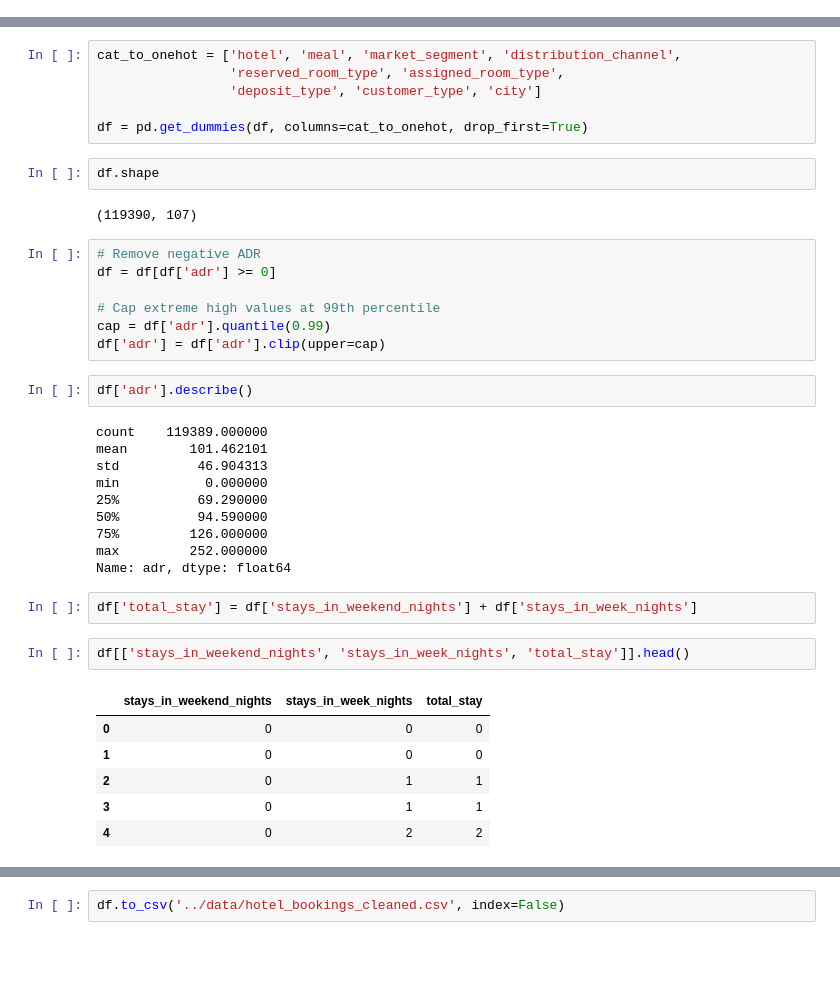
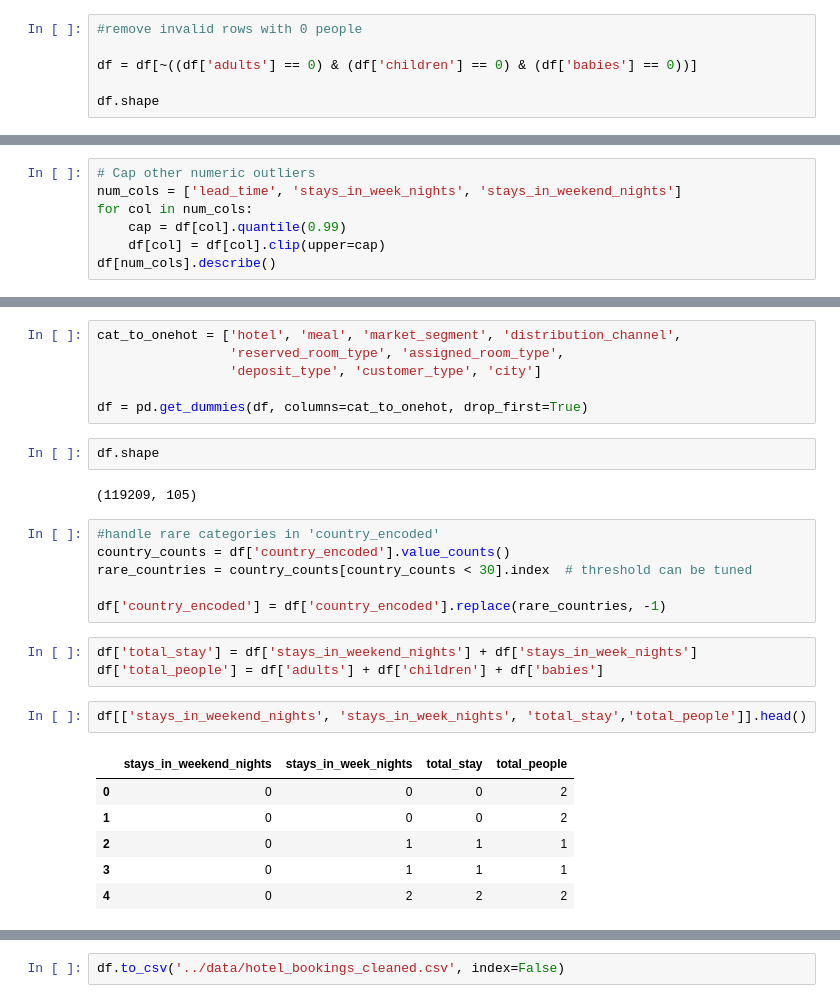
Before and after one commit to Seifmakled/hotelProject, a Jupyter notebook: notebook/main.ipynb, the cells around one changed output, grey strips where cells are left out. Saved outputs shown, nothing was run; the diff lists cells and outputs as text; blank space fills up the shorter version.

```diff
--- a/notebook/main.ipynb
+++ b/notebook/main.ipynb
@@ -111,3 +117,9 @@ df = df.drop_duplicates()
 df.shape
 # %% [output]
 (119390, 33)
+# %%
+#remove invalid rows with 0 people
+
+df = df[~((df['adults'] == 0) & (df['children'] == 0) & (df['babies'] == 0))]
+
+df.shape
@@ -125,0 +159,7 @@ Name: lead_time, dtype: float64
+# %%
+# Cap other numeric outliers
+num_cols = ['lead_time', 'stays_in_week_nights', 'stays_in_weekend_nights']
+for col in num_cols:
+    cap = df[col].quantile(0.99)
+    df[col] = df[col].clip(upper=cap)
+df[num_cols].describe()
@@ -172,34 +220,22 @@ df = pd.get_dummies(df, columns=cat_to_onehot, drop_first=True)
 # %%
 df.shape
 # %% [output]
-(119390, 107)
+(119209, 105)
-# %%
-# Remove negative ADR
-df = df[df['adr'] >= 0]
-
-# Cap extreme high values at 99th percentile
-cap = df['adr'].quantile(0.99)
-df['adr'] = df['adr'].clip(upper=cap)
-# %%
-df['adr'].describe()
-# %% [output]
-count    119389.000000
-mean        101.462101
-std          46.904313
-min           0.000000
-25%          69.290000
-50%          94.590000
-75%         126.000000
-max         252.000000
-Name: adr, dtype: float64
+# %%
+#handle rare categories in 'country_encoded'
+country_counts = df['country_encoded'].value_counts()
+rare_countries = country_counts[country_counts < 30].index  # threshold can be tuned
+
+df['country_encoded'] = df['country_encoded'].replace(rare_countries, -1)
 # %%
 df['total_stay'] = df['stays_in_weekend_nights'] + df['stays_in_week_nights']
+df['total_people'] = df['adults'] + df['children'] + df['babies']
 # %%
-df[['stays_in_weekend_nights', 'stays_in_week_nights', 'total_stay']].head()
+df[['stays_in_weekend_nights', 'stays_in_week_nights', 'total_stay','total_people']].head()
 # %% [output]
-|  | stays_in_weekend_nights | stays_in_week_nights | total_stay |
-| 0 | 0 | 0 | 0 |
-| 1 | 0 | 0 | 0 |
-| 2 | 0 | 1 | 1 |
-| 3 | 0 | 1 | 1 |
-| 4 | 0 | 2 | 2 |
+|  | stays_in_weekend_nights | stays_in_week_nights | total_stay | total_people |
+| 0 | 0 | 0 | 0 | 2 |
+| 1 | 0 | 0 | 0 | 2 |
+| 2 | 0 | 1 | 1 | 1 |
+| 3 | 0 | 1 | 1 | 1 |
+| 4 | 0 | 2 | 2 | 2 |
```
Also changed, not shown: parts of 15 cells of this notebook.
